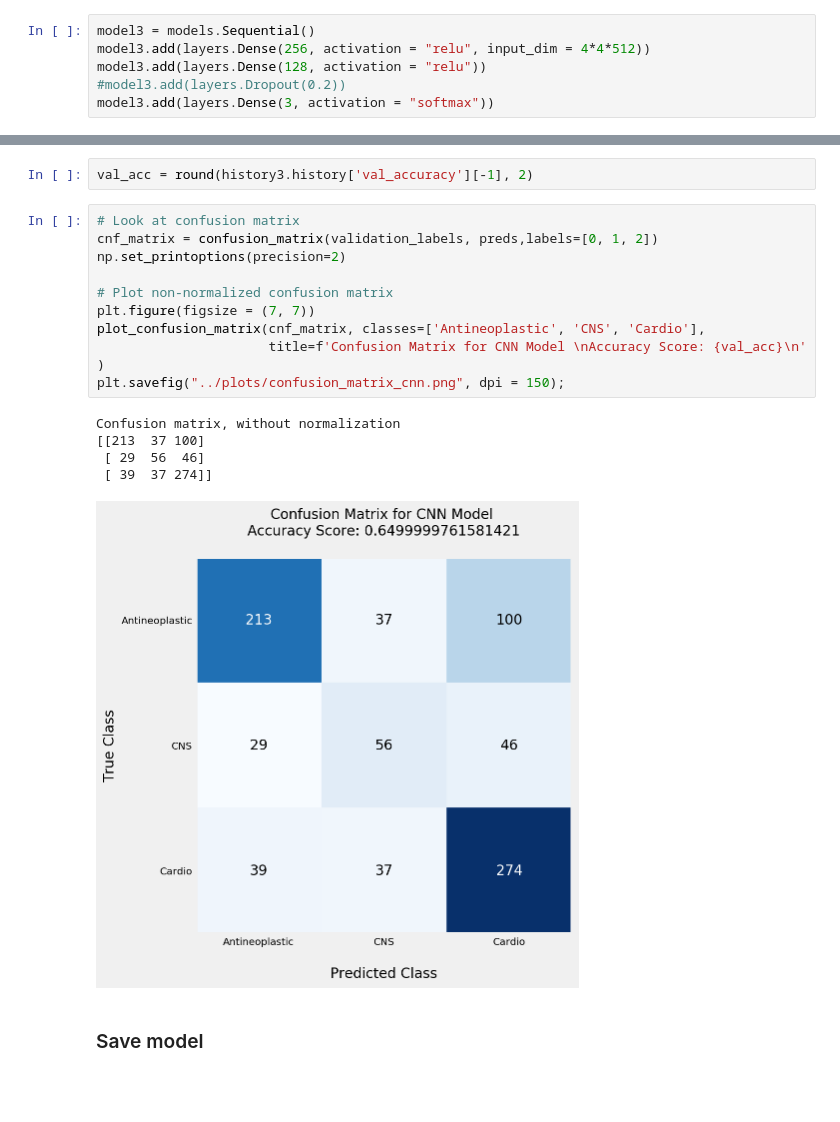
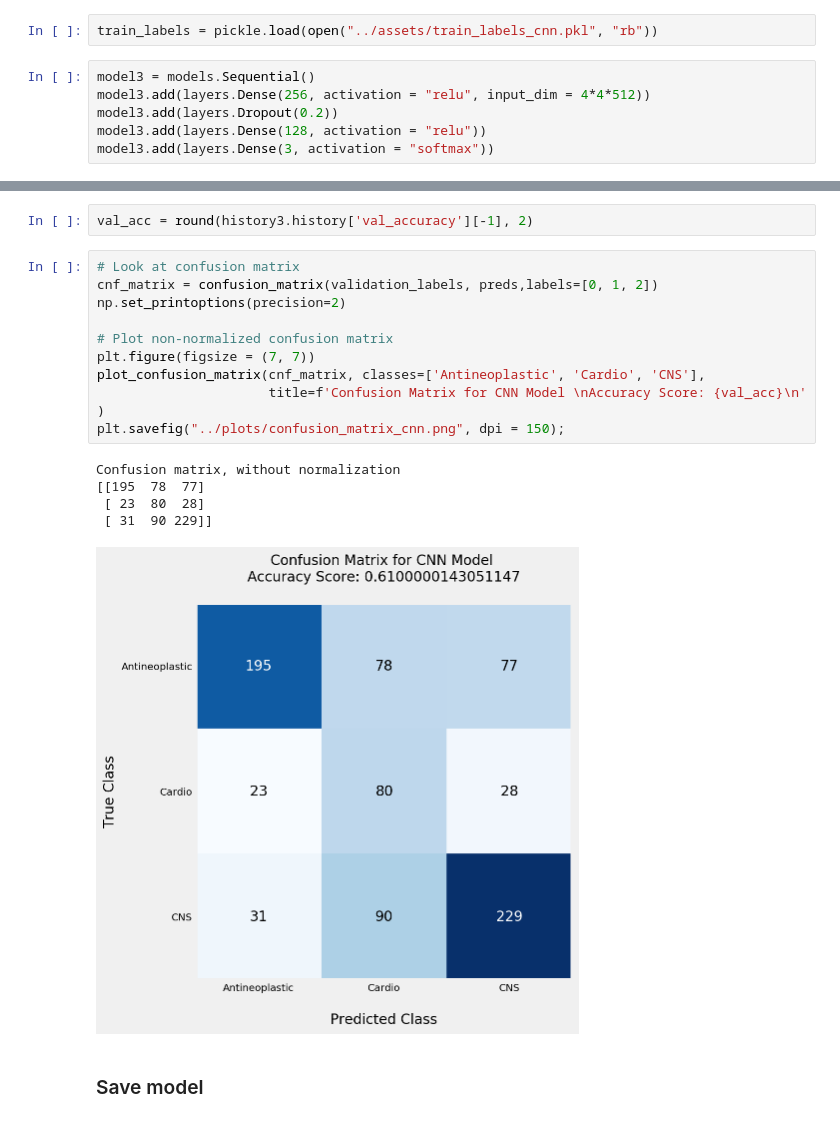
Before and after one commit to veeps/molecular_classification, a Jupyter notebook: code/003_cnn_multiclass.ipynb, the cells around one changed output, grey strips where cells are left out. Drawn from its saved outputs; the diff is of its cells as text; blank space fills up the shorter version.

```diff
--- a/code/003_cnn_multiclass.ipynb
+++ b/code/003_cnn_multiclass.ipynb
@@ -310,11 +310,13 @@ Found 831 images belonging to 3 classes.
 # %%
 train_features = np.reshape(train_features, (2159, 4* 4* 512))
 validation_features = np.reshape(validation_features, (831, 4* 4* 512))
+# %%
+train_labels = pickle.load(open("../assets/train_labels_cnn.pkl", "rb"))
 # %%
 model3 = models.Sequential()
 model3.add(layers.Dense(256, activation = "relu", input_dim = 4*4*512))
+model3.add(layers.Dropout(0.2))
 model3.add(layers.Dense(128, activation = "relu"))
-#model3.add(layers.Dropout(0.2))
 model3.add(layers.Dense(3, activation = "softmax"))
 # %%
 model3.compile(optimizer = "adam", loss = "sparse_categorical_crossentropy",
@@ -366,19 +368,19 @@ val_acc = round(history3.history['val_accuracy'][-1], 2)
 # %%
 # Look at confusion matrix
 cnf_matrix = confusion_matrix(validation_labels, preds,labels=[0, 1, 2])
 np.set_printoptions(precision=2)
 
 # Plot non-normalized confusion matrix
 plt.figure(figsize = (7, 7))
-plot_confusion_matrix(cnf_matrix, classes=['Antineoplastic', 'CNS', 'Cardio'],
+plot_confusion_matrix(cnf_matrix, classes=['Antineoplastic', 'Cardio', 'CNS'],
                       title=f'Confusion Matrix for CNN Model \nAccuracy Score: {val_acc}\n' )
 plt.savefig("../plots/confusion_matrix_cnn.png", dpi = 150);
 # %% [output]
 Confusion matrix, without normalization
-[[213  37 100]
- [ 29  56  46]
- [ 39  37 274]]
+[[195  78  77]
+ [ 23  80  28]
+ [ 31  90 229]]
-[figure, old version]
+[figure, new version]
 # %% [markdown]
 ### Save model
 # %%
```
Also changed, not shown: parts of 1 cell of this notebook, 3 other files.
